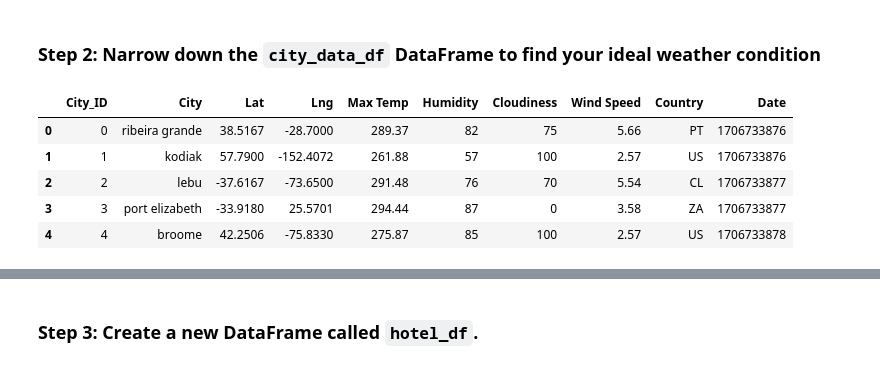
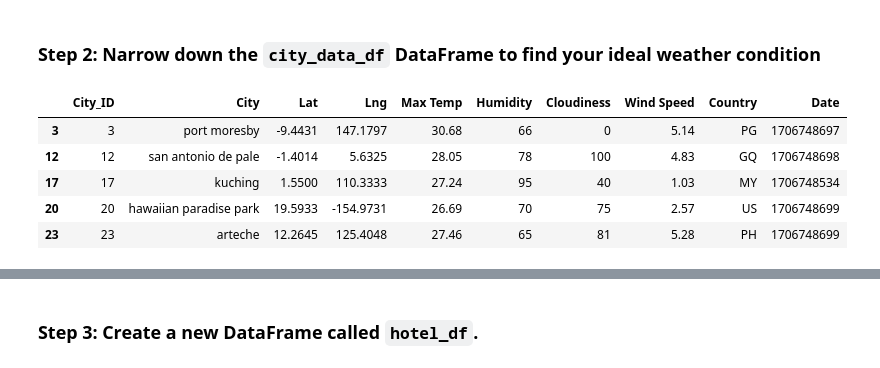
Before and after one commit to MichaelTomlinson30/Python-API-Challenge, a Jupyter notebook: Starter_Code/starter_code/VacationPy.ipynb, the cells around one changed output, grey strips where cells are left out. Cells and saved outputs as stored; diff of their text form; code cells hidden in the pictures.

```diff
--- a/Starter_Code/starter_code/VacationPy.ipynb
+++ b/Starter_Code/starter_code/VacationPy.ipynb
@@ -78,20 +78,20 @@ humidity_map
 ### Step 2: Narrow down the `city_data_df` DataFrame to find your ideal weather condition
 # %%
 # Narrow down cities that fit criteria and drop any results with null values
-filtered_cities_df = city_data_df[(city_data_df['Max Temp'] > 35) & (city_data_df['Humidity'] > 50)]
+filtered_cities_df = city_data_df[(city_data_df['Max Temp'] > 25) & (city_data_df['Humidity'] > 40)]
 
 # Drop any rows with null values
 filtered_cities_df = filtered_cities_df.dropna()
 
 # Display sample data
 filtered_cities_df.head()
 # %% [output]
 |  | City_ID | City | Lat | Lng | Max Temp | Humidity | Cloudiness | Wind Speed | Country | Date |
-| 0 | 0 | ribeira grande | 38.5167 | -28.7000 | 289.37 | 82 | 75 | 5.66 | PT | 1706733876 |
-| 1 | 1 | kodiak | 57.7900 | -152.4072 | 261.88 | 57 | 100 | 2.57 | US | 1706733876 |
-| 2 | 2 | lebu | -37.6167 | -73.6500 | 291.48 | 76 | 70 | 5.54 | CL | 1706733877 |
-| 3 | 3 | port elizabeth | -33.9180 | 25.5701 | 294.44 | 87 | 0 | 3.58 | ZA | 1706733877 |
-| 4 | 4 | broome | 42.2506 | -75.8330 | 275.87 | 85 | 100 | 2.57 | US | 1706733878 |
+| 3 | 3 | port moresby | -9.4431 | 147.1797 | 30.68 | 66 | 0 | 5.14 | PG | 1706748697 |
+| 12 | 12 | san antonio de pale | -1.4014 | 5.6325 | 28.05 | 78 | 100 | 4.83 | GQ | 1706748698 |
+| 17 | 17 | kuching | 1.5500 | 110.3333 | 27.24 | 95 | 40 | 1.03 | MY | 1706748534 |
+| 20 | 20 | hawaiian paradise park | 19.5933 | -154.9731 | 26.69 | 70 | 75 | 2.57 | US | 1706748699 |
+| 23 | 23 | arteche | 12.2645 | 125.4048 | 27.46 | 65 | 81 | 5.28 | PH | 1706748699 |
 # %%
 print(city_data_df[['Max Temp', 'Humidity']].describe())
 # %% [output]
```
Also changed, not shown: parts of 5 cells of this notebook, 8 other files.
